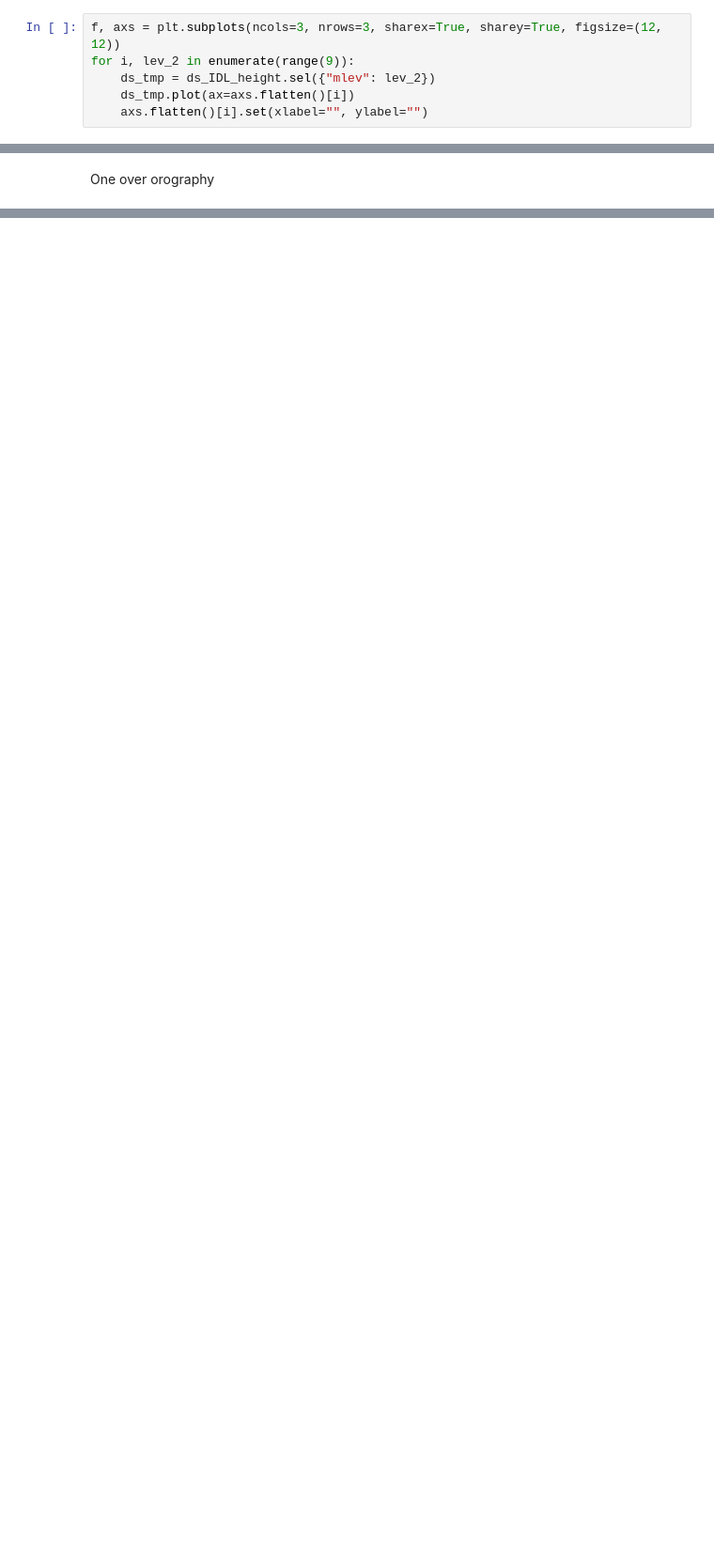
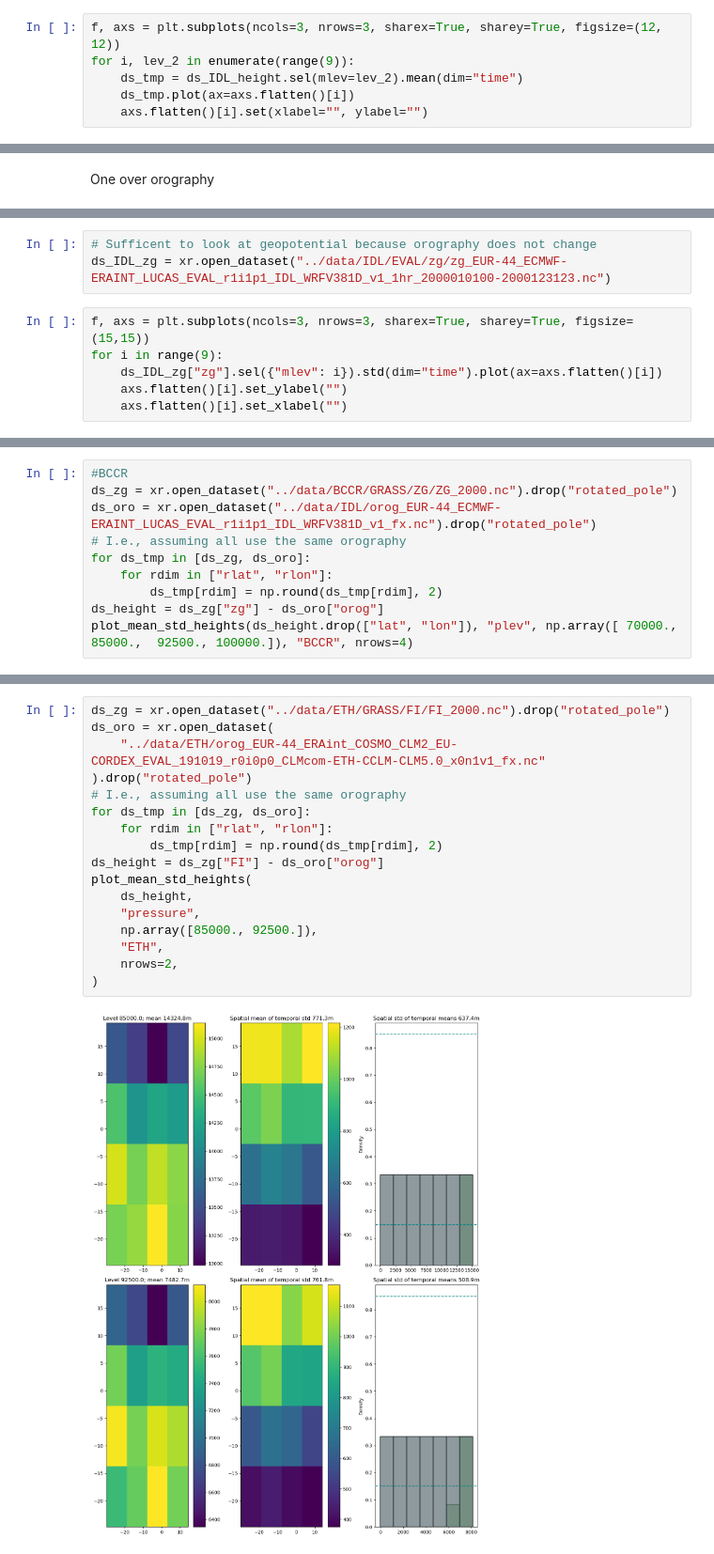
Before and after one commit to jwohland/lucas_3dwinds, a Jupyter notebook: notebooks/04_vertical_coordinates.ipynb, the cells around one changed output, grey strips where cells are left out. Shown at 94% size. Saved outputs shown, nothing was run; the diff lists cells and outputs as text; blank space fills up the shorter version.

```diff
--- a/notebooks/04_vertical_coordinates.ipynb
+++ b/notebooks/04_vertical_coordinates.ipynb
@@ -225,6 +84,6 @@ ds_IDL_height = ds_IDL_zg["zg"].mean(dim="time") - ds_IDL_oro["orog"].drop(["lon
 # %%
 f, axs = plt.subplots(ncols=3, nrows=3, sharex=True, sharey=True, figsize=(12, 12))
 for i, lev_2 in enumerate(range(9)):
-    ds_tmp = ds_IDL_height.sel({"mlev": lev_2})
+    ds_tmp = ds_IDL_height.sel(mlev=lev_2).mean(dim="time")
     ds_tmp.plot(ax=axs.flatten()[i])
     axs.flatten()[i].set(xlabel="", ylabel="")
@@ -251,0 +106,9 @@ proxy.plot(vmin=0.9, vmax=1.1)
+# %%
+# Sufficent to look at geopotential because orography does not change
+ds_IDL_zg = xr.open_dataset("../data/IDL/EVAL/zg/zg_EUR-44_ECMWF-ERAINT_LUCAS_EVAL_r1i1p1_IDL_WRFV381D_v1_1hr_2000010100-2000123123.nc")
+# %%
+f, axs = plt.subplots(ncols=3, nrows=3, sharex=True, sharey=True, figsize=(15,15))
+for i in range(9):
+    ds_IDL_zg["zg"].sel({"mlev": i}).std(dim="time").plot(ax=axs.flatten()[i])
+    axs.flatten()[i].set_ylabel("")
+    axs.flatten()[i].set_xlabel("")
@@ -251,0 +213,10 @@ proxy.plot(vmin=0.9, vmax=1.1)
+# %%
+#BCCR
+ds_zg = xr.open_dataset("../data/BCCR/GRASS/ZG/ZG_2000.nc").drop("rotated_pole")
+ds_oro = xr.open_dataset("../data/IDL/orog_EUR-44_ECMWF-ERAINT_LUCAS_EVAL_r1i1p1_IDL_WRFV381D_v1_fx.nc").drop("rotated_pole")
+# I.e., assuming all use the same orography
+for ds_tmp in [ds_zg, ds_oro]:
+    for rdim in ["rlat", "rlon"]:
+        ds_tmp[rdim] = np.round(ds_tmp[rdim], 2)
+ds_height = ds_zg["zg"] - ds_oro["orog"]
+plot_mean_std_heights(ds_height.drop(["lat", "lon"]), "plev", np.array([ 70000.,  85000.,  92500., 100000.]), "BCCR", nrows=4)
@@ -251,0 +285,19 @@ proxy.plot(vmin=0.9, vmax=1.1)
+# %%
+ds_zg = xr.open_dataset("../data/ETH/GRASS/FI/FI_2000.nc").drop("rotated_pole")
+ds_oro = xr.open_dataset(
+    "../data/ETH/orog_EUR-44_ERAint_COSMO_CLM2_EU-CORDEX_EVAL_191019_r0i0p0_CLMcom-ETH-CCLM-CLM5.0_x0n1v1_fx.nc"
+).drop("rotated_pole")
+# I.e., assuming all use the same orography
+for ds_tmp in [ds_zg, ds_oro]:
+    for rdim in ["rlat", "rlon"]:
+        ds_tmp[rdim] = np.round(ds_tmp[rdim], 2)
+ds_height = ds_zg["FI"] - ds_oro["orog"]
+plot_mean_std_heights(
+    ds_height,
+    "pressure",
+    np.array([85000., 92500.]),
+    "ETH",
+    nrows=2,
+)
+# %% [output]
+[figure, added]
```
Also changed, not shown: parts of 29 cells of this notebook, 1 other file.
